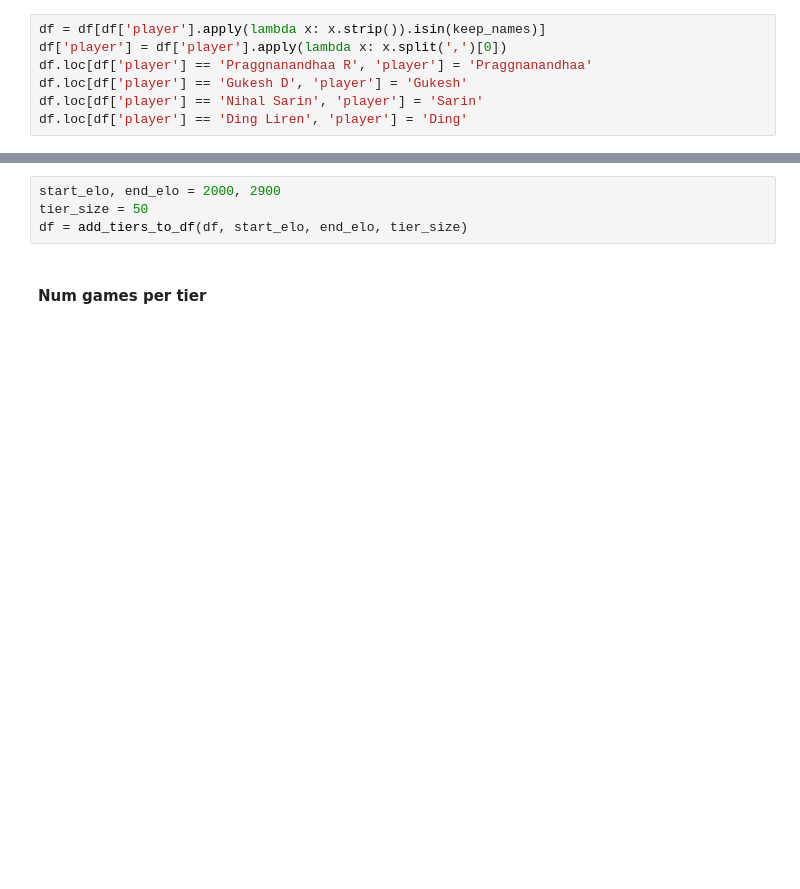
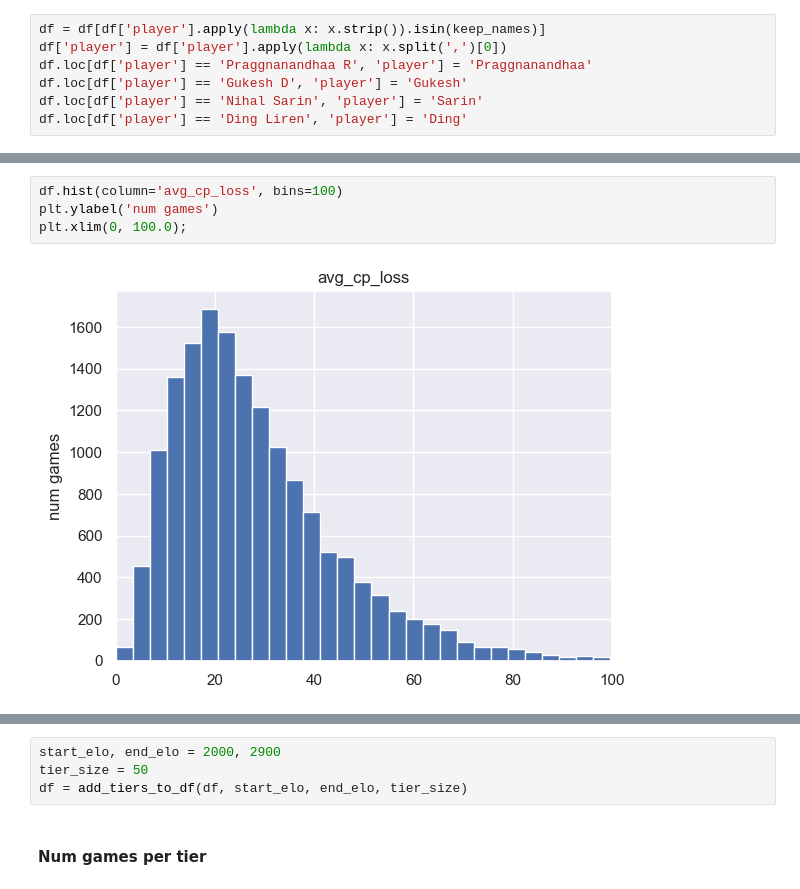
Before and after one commit to axeloh/centipawn_loss_analyzer, a Jupyter notebook: analyze.ipynb, the cells around one changed output, grey strips where cells are left out. Saved outputs shown, nothing was run; the diff lists cells and outputs as text; blank space fills up the shorter version.

```diff
--- a/analyze.ipynb
+++ b/analyze.ipynb
@@ -172 +173,7 @@ Keymer            383
 Name: player, dtype: int64
+# %%
+df.hist(column='avg_cp_loss', bins=100)
+plt.ylabel('num games')
+plt.xlim(0, 100.0);
+# %% [output]
+[figure, added]
```
Also changed, not shown: parts of 19 cells of this notebook.
